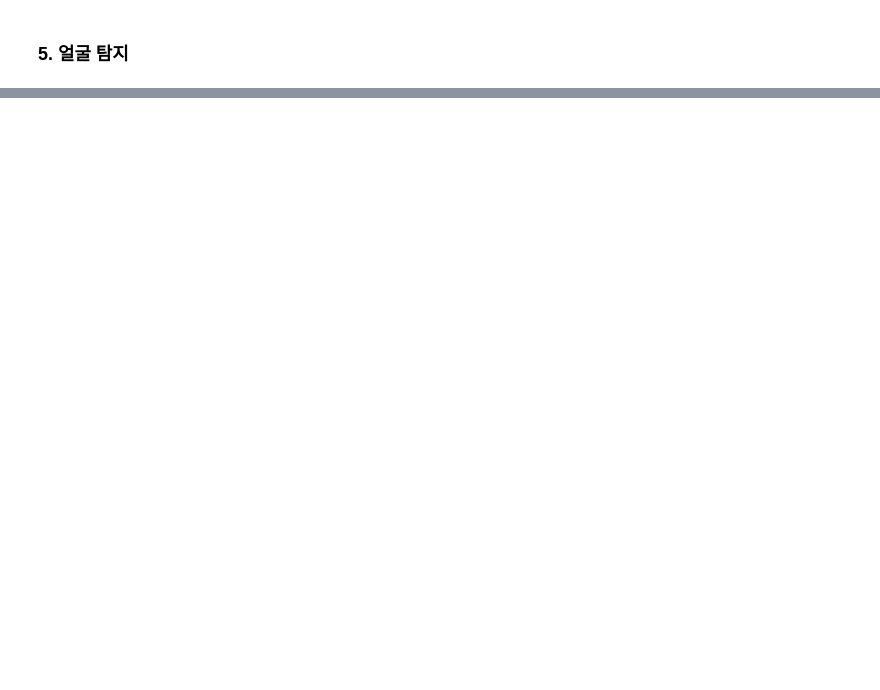
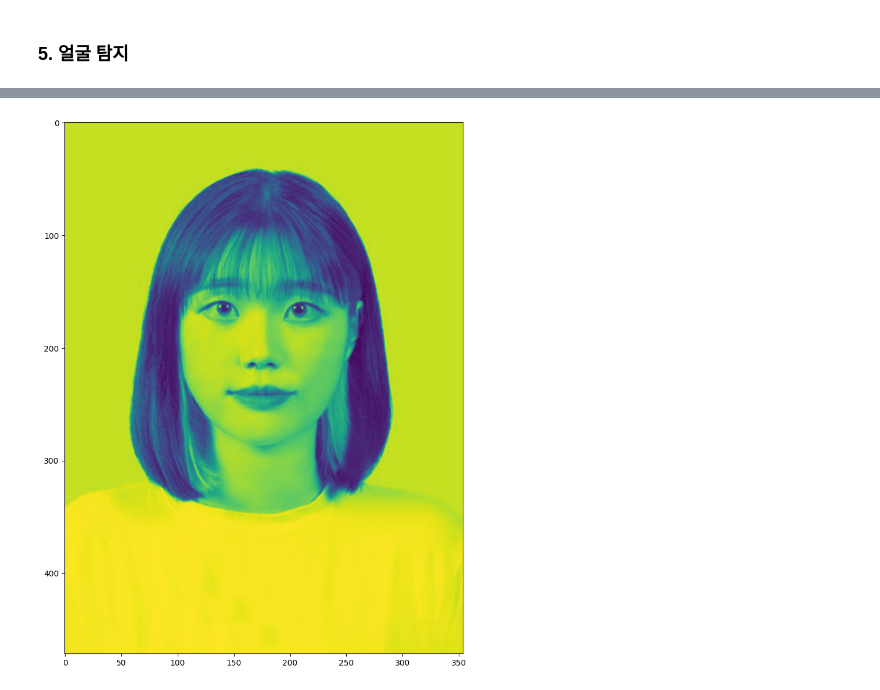
Before and after one commit to mingd00/Face-Recognition, a Jupyter notebook: Notebooks/00_Fer2013.ipynb, the cells around one changed output, grey strips where cells are left out. Saved outputs shown, nothing was run; the diff lists cells and outputs as text; code cells hidden in the pictures; blank space fills up the shorter version.

```diff
--- a/Notebooks/00_Fer2013.ipynb
+++ b/Notebooks/00_Fer2013.ipynb
@@ -158,0 +453,3 @@ plt.show()
+# %%
+img = path + 'img.jpg'
+img_face = cv2.imread(img)
@@ -158,0 +461,7 @@ plt.show()
+# %%
+# 객체 탐지
+plt.figure(figsize=(12,12))
+plt.imshow(detect_face(img_face)[0])
+plt.show()
+# %% [output]
+[figure, added]
```
Also changed, not shown: parts of 33 cells of this notebook.
